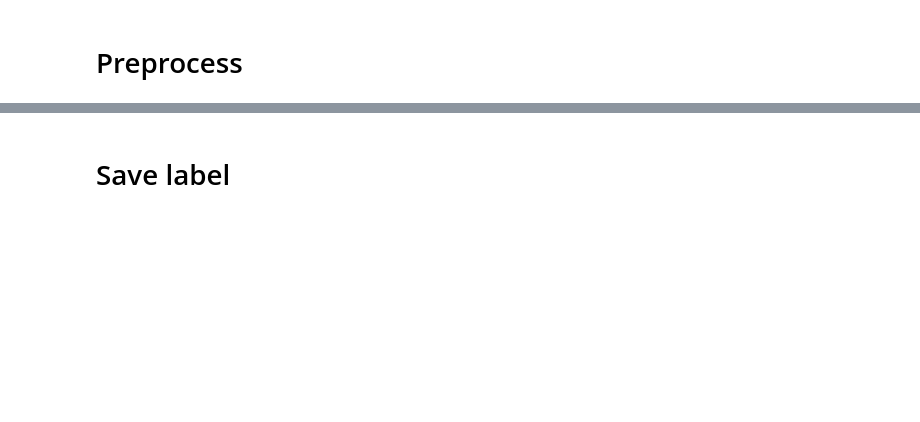
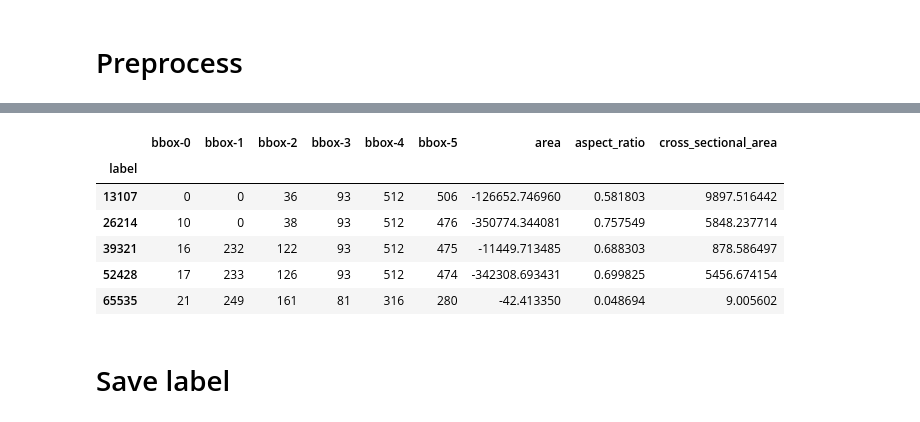
Before and after one commit to iveymistele/vistiq, a Jupyter notebook: notebooks/segment-lobe.ipynb, the cells around one changed output, grey strips where cells are left out. Drawn from its saved outputs; the diff is of its cells as text; code cells hidden in the pictures; blank space fills up the shorter version.

Commit message:
refactored tiled segmentation and notebook for brain segmentation

```diff
--- a/notebooks/segment-lobe.ipynb
+++ b/notebooks/segment-lobe.ipynb
@@ -244,8 +95,9 @@ simg,_ = Rescale(scfg).run(img, metadata=metadata, verbose=1)
 # %%
 # Apply gaussian blur, separately for each channel and focal plane
 gcfg = FuncProcessorConfig(
-    func=gaussian,
+    func="skimage.filters.gaussian",
     kwargs={"sigma": 1.0},
     iterator_config=ArrayIteratorConfig(slice_def=(-2,-1))
 )
+
 nimg, _ = FuncProcessor(gcfg).run(simg, verbose=1)
@@ -260,7 +125,7 @@ stackview.slice(np.concatenate([simg, rescale_intensity(nimg, out_range="uint8")
 # Project all channels to one.
 
 pcfg = FuncProcessorConfig(
-    func=np.max,
+    func="numpy.max",
     kwargs={"axis":("C")},
     strict_axis=False,
     dtype=np.uint16,
@@ -294,0 +174,34 @@ c_metadata, r_metadata
+# %%
+mscfg = MicroSAMSegmenterConfig(
+    iterator_config=ArrayIteratorConfig(slice_def=()),
+    embedding_path=embedding_path,
+)
+microsam = MicroSAMSegmenter(mscfg)
+
+
+rfcfg = RegionFilterConfig(
+    filters=[
+        RangeFilter(
+            RangeFilterConfig(
+                attribute="cross_sectional_area",
+                range=(3000, np.inf)
+            )
+        ),
+        RangeFilter(
+            RangeFilterConfig(
+                attribute="aspect_ratio",
+                range=(0.5, 1.0)
+            )
+        ),
+    ]
+)
+
+rf = RegionFilter(rfcfg)
+
+tsfcfg = TiledSegmentationFlowConfig(
+    segmenter = microsam,
+    region_filter = rf,
+    tile_factor=(6,6),
+    resize_factor=(0.25,0.25)
+)
+labels = TiledSegmentationFlow(tsfcfg).run(c_img, metadata=c_metadata, workers=4, config=tsfcfg)
@@ -341,9 +265,9 @@ p_labels = SegmentationFlow(scfg).run(t_proj, metadata=t_metadata)
 # %%
 racfg = RegionAnalyzerConfig(
-    properties=["area", "cross_sectional_area", "bbox", "aspect_ratio", "circularity", "perimeter"],
+    properties=["volume", "cross_sectional_area", "bbox", "aspect_ratio"],
     iterator_config = ArrayIteratorConfig(slice_def=()),
     output_type="dataframe"
 )
 ra = RegionAnalyzer(racfg)
 
-p_results = ra.run(p_labels, metadata=t_metadata)
+measurements = ra.run(labels, metadata=c_metadata)
@@ -448,2 +281,12 @@ stackview.blend(
+# %%
+measurements
+# %% [output]
+|  | bbox-0 | bbox-1 | bbox-2 | bbox-3 | bbox-4 | bbox-5 | area | aspect_ratio | cross_sectional_area |
+| label |  |  |  |  |  |  |  |  |  |
+| 13107 | 0 | 0 | 36 | 93 | 512 | 506 | -126652.746960 | 0.581803 | 9897.516442 |
+| 26214 | 10 | 0 | 38 | 93 | 512 | 476 | -350774.344081 | 0.757549 | 5848.237714 |
+| 39321 | 16 | 232 | 122 | 93 | 512 | 475 | -11449.713485 | 0.688303 | 878.586497 |
+| 52428 | 17 | 233 | 126 | 93 | 512 | 474 | -342308.693431 | 0.699825 | 5456.674154 |
+| 65535 | 21 | 249 | 161 | 81 | 316 | 280 | -42.413350 | 0.048694 | 9.005602 |
 # %% [markdown]
 # Save label
```
Also changed, not shown: parts of 51 cells of this notebook, 6 other files.
